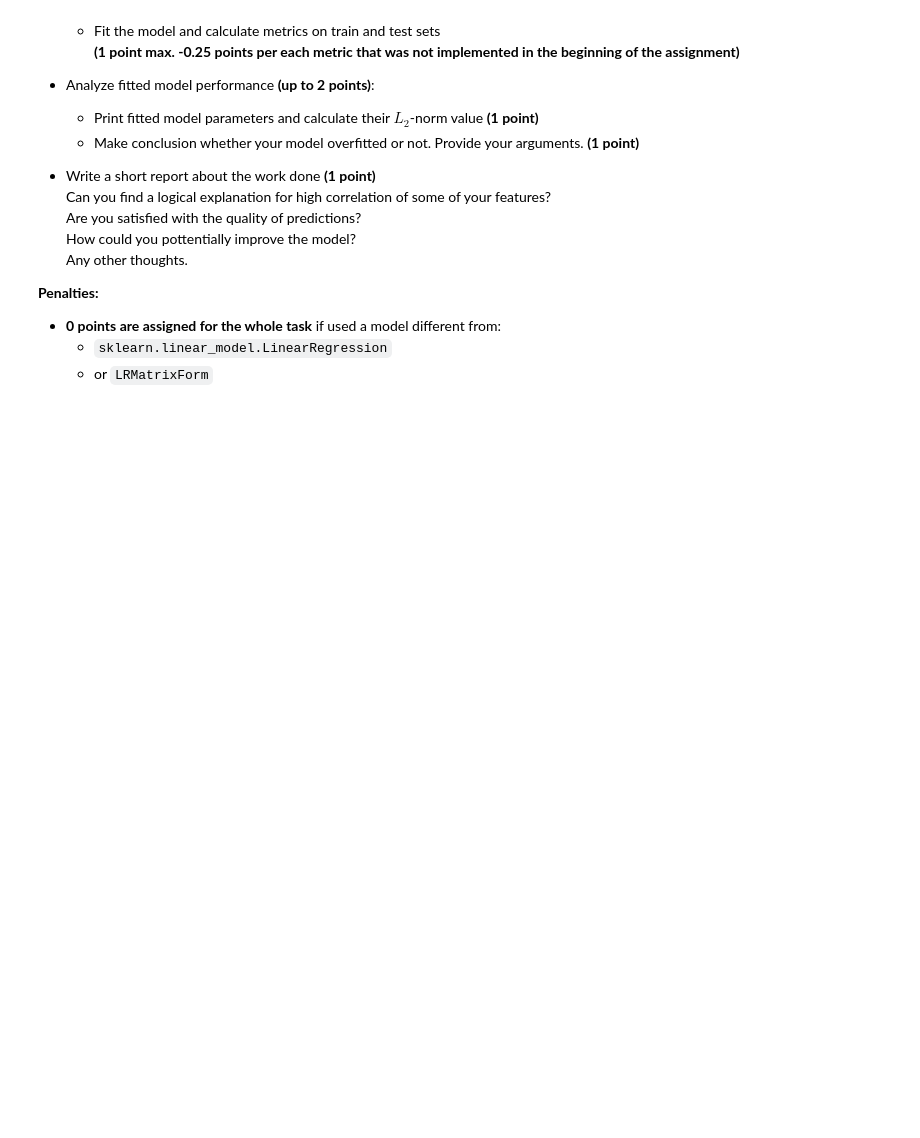
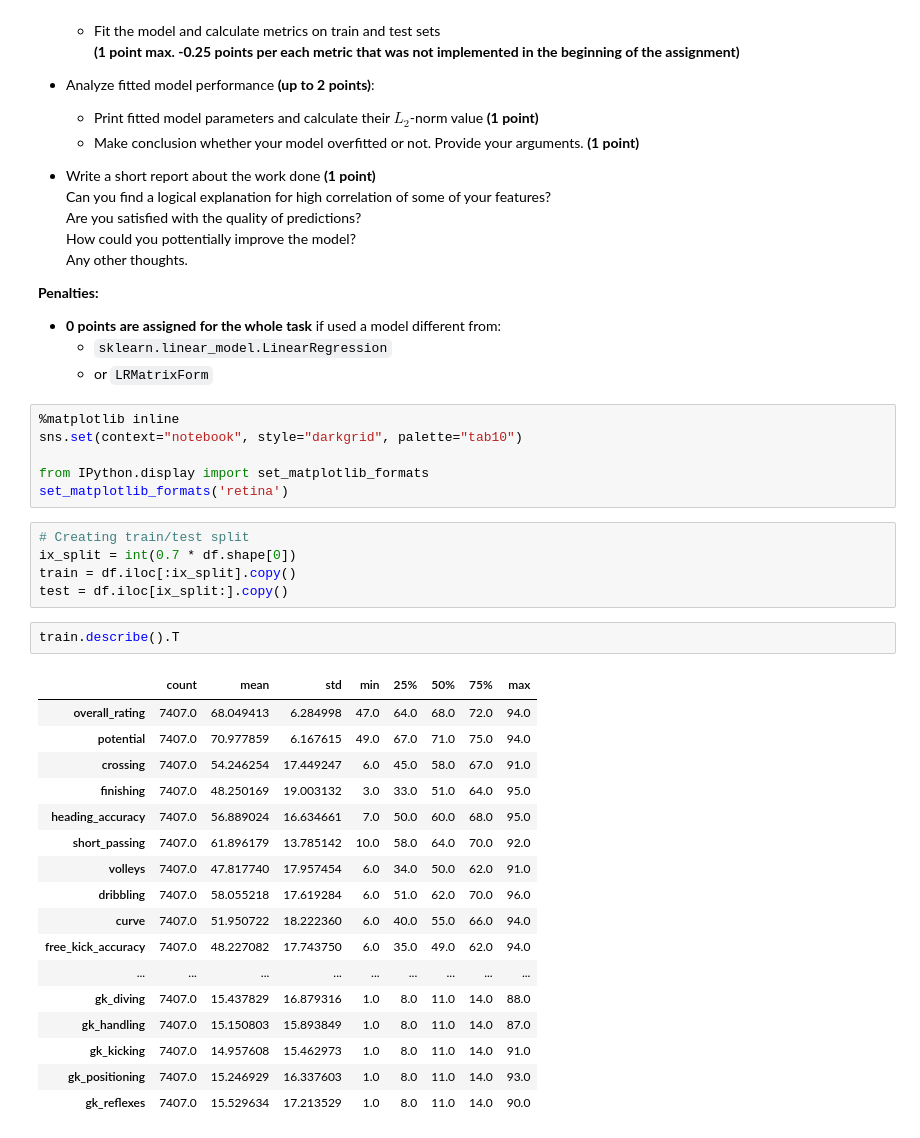
Before and after one commit to AndreiChenchik/ml-intro, a Jupyter notebook: 3_linear_regression/linear_regression.ipynb, the cells around one changed output. Cells and saved outputs as stored; diff of their text form; blank space fills up the shorter version.

```diff
--- a/3_linear_regression/linear_regression.ipynb
+++ b/3_linear_regression/linear_regression.ipynb
@@ -1502,3 +1635,34 @@ Steps you need to follow:
 - **0 points are assigned for the whole task** if used a model different from:
     - `sklearn.linear_model.LinearRegression`
     - or `LRMatrixForm`
+# %%
+%matplotlib inline
+sns.set(context="notebook", style="darkgrid", palette="tab10")
+
+from IPython.display import set_matplotlib_formats
+set_matplotlib_formats('retina')
+# %%
+# Creating train/test split
+ix_split = int(0.7 * df.shape[0])
+train = df.iloc[:ix_split].copy()
+test = df.iloc[ix_split:].copy()
+# %%
+train.describe().T
+# %% [output]
+|  | count | mean | std | min | 25% | 50% | 75% | max |
+| overall_rating | 7407.0 | 68.049413 | 6.284998 | 47.0 | 64.0 | 68.0 | 72.0 | 94.0 |
+| potential | 7407.0 | 70.977859 | 6.167615 | 49.0 | 67.0 | 71.0 | 75.0 | 94.0 |
+| crossing | 7407.0 | 54.246254 | 17.449247 | 6.0 | 45.0 | 58.0 | 67.0 | 91.0 |
+| finishing | 7407.0 | 48.250169 | 19.003132 | 3.0 | 33.0 | 51.0 | 64.0 | 95.0 |
+| heading_accuracy | 7407.0 | 56.889024 | 16.634661 | 7.0 | 50.0 | 60.0 | 68.0 | 95.0 |
+| short_passing | 7407.0 | 61.896179 | 13.785142 | 10.0 | 58.0 | 64.0 | 70.0 | 92.0 |
+| volleys | 7407.0 | 47.817740 | 17.957454 | 6.0 | 34.0 | 50.0 | 62.0 | 91.0 |
+| dribbling | 7407.0 | 58.055218 | 17.619284 | 6.0 | 51.0 | 62.0 | 70.0 | 96.0 |
+| curve | 7407.0 | 51.950722 | 18.222360 | 6.0 | 40.0 | 55.0 | 66.0 | 94.0 |
+| free_kick_accuracy | 7407.0 | 48.227082 | 17.743750 | 6.0 | 35.0 | 49.0 | 62.0 | 94.0 |
+| ... | ... | ... | ... | ... | ... | ... | ... | ... |
+| gk_diving | 7407.0 | 15.437829 | 16.879316 | 1.0 | 8.0 | 11.0 | 14.0 | 88.0 |
+| gk_handling | 7407.0 | 15.150803 | 15.893849 | 1.0 | 8.0 | 11.0 | 14.0 | 87.0 |
+| gk_kicking | 7407.0 | 14.957608 | 15.462973 | 1.0 | 8.0 | 11.0 | 14.0 | 91.0 |
+| gk_positioning | 7407.0 | 15.246929 | 16.337603 | 1.0 | 8.0 | 11.0 | 14.0 | 93.0 |
+| gk_reflexes | 7407.0 | 15.529634 | 17.213529 | 1.0 | 8.0 | 11.0 | 14.0 | 90.0 |
```
Also changed, not shown: parts of 49 cells of this notebook.
